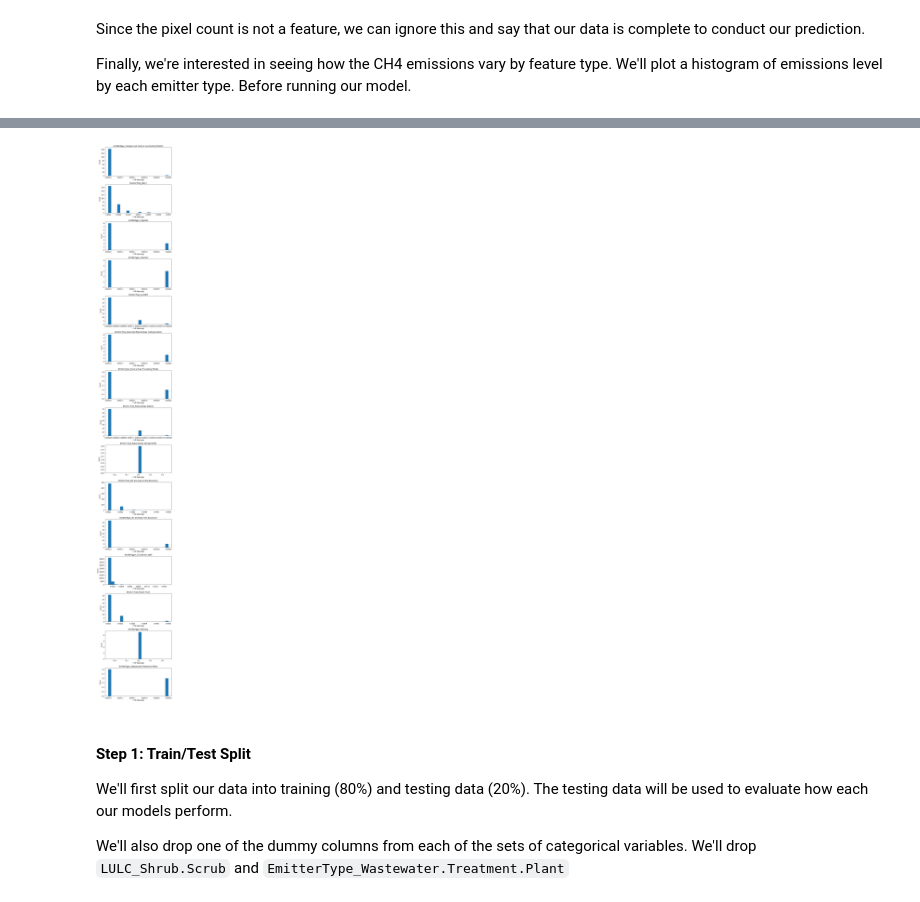
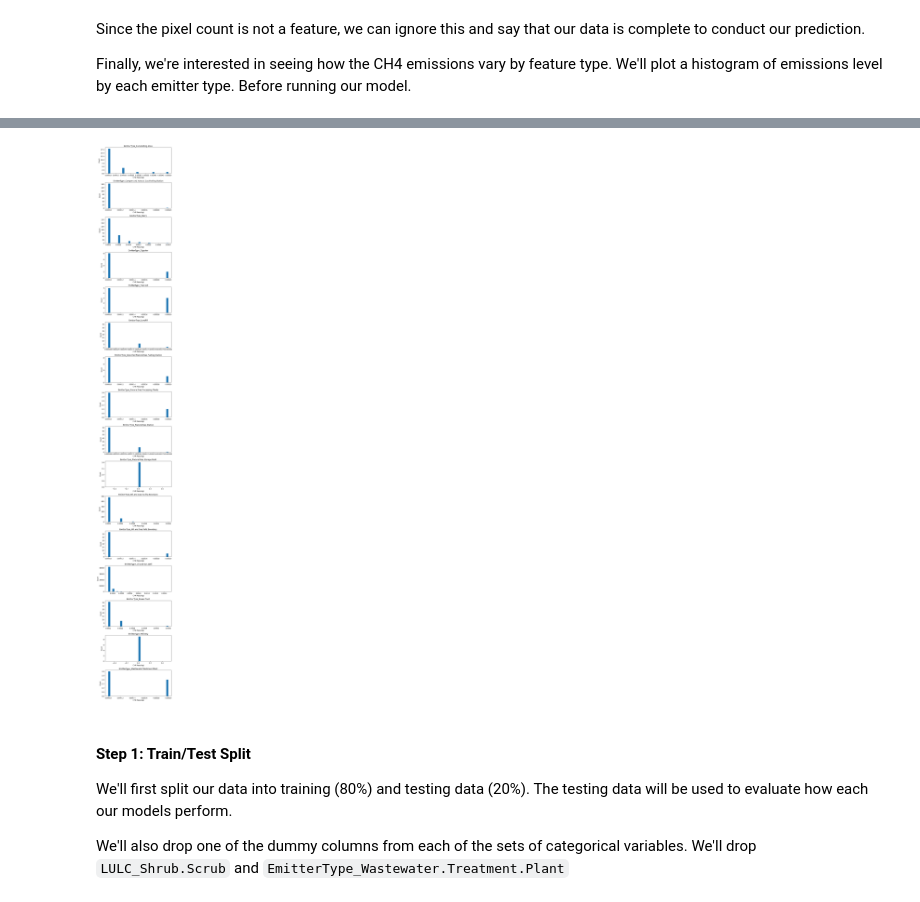
Before and after one commit to hikari-murayama/CA_ag_pollution, a Jupyter notebook: Final_Project_Notebook.ipynb, the cells around one changed output, grey strips where cells are left out. Drawn from its saved outputs; the diff is of its cells as text; code cells hidden in the pictures.

```diff
--- a/Final_Project_Notebook.ipynb
+++ b/Final_Project_Notebook.ipynb
@@ -183,7 +183,7 @@ With the lack of facility level measurements, air monitor network sensors, and r
 # %% [markdown]
 #### Overview of our dataset
 # %%
-gdf = gpd.read_file('Data/target_and_features_AQ.geojson')
+gdf = gpd.read_file('output/target_and_features_AQ.geojson')
 # %% [markdown]
 First let's double check our geodataframe.
 # %%
@@ -322,3 +330,6 @@ dtype: int64
 Since the pixel count is not a feature, we can ignore this and say that our data is complete to conduct our prediction.
 
 Finally, we're interested in seeing how the CH4 emissions vary by feature type. We'll plot a histogram of emissions level by each emitter type. Before running our model.
+# %%
+col_emitter_type = [col for col in gdf if col.startswith('Emitter')]
+print(col_emitter_type)
@@ -325,17 +354,17 @@ Finally, we're interested in seeing how the CH4 emissions vary by feature type.
 # %%
 #Plot histogram of emissions level by each emitter type.
-fig, ax = plt.subplots(nrows = 15, figsize = (7, 50))
-order = np.arange(1, 16)
+fig, ax = plt.subplots(nrows = len(col_emitter_type), figsize = (7, 50))
 
-for j in range(len(order)):
-    data = gdf[gdf.iloc[:, 41+order[j]] == 1]
-    ax[j].hist(data['CH4_Mass_kg'], bins = 20)
-    ax[j].set_title(str(data.columns[41+order[j]]))
+for j, col in enumerate(col_emitter_type):
+    data = gdf[['CH4_Mass_kg',col]]
+    data = data.loc[data[col]==1]
+    ax[j].hist(data['CH4_Mass_kg'], bins = 30)
+    ax[j].set_title(str(col))
     ax[j].set_xlabel('CH4 Mass (kg)')
     ax[j].set_ylabel('Count')
 plt.tight_layout()
 # %% [output]
-[figure, old version]
+[figure, new version]
 # %% [markdown]
 #### Step 1: Train/Test Split
 
```
Also changed, not shown: parts of 39 cells of this notebook.
